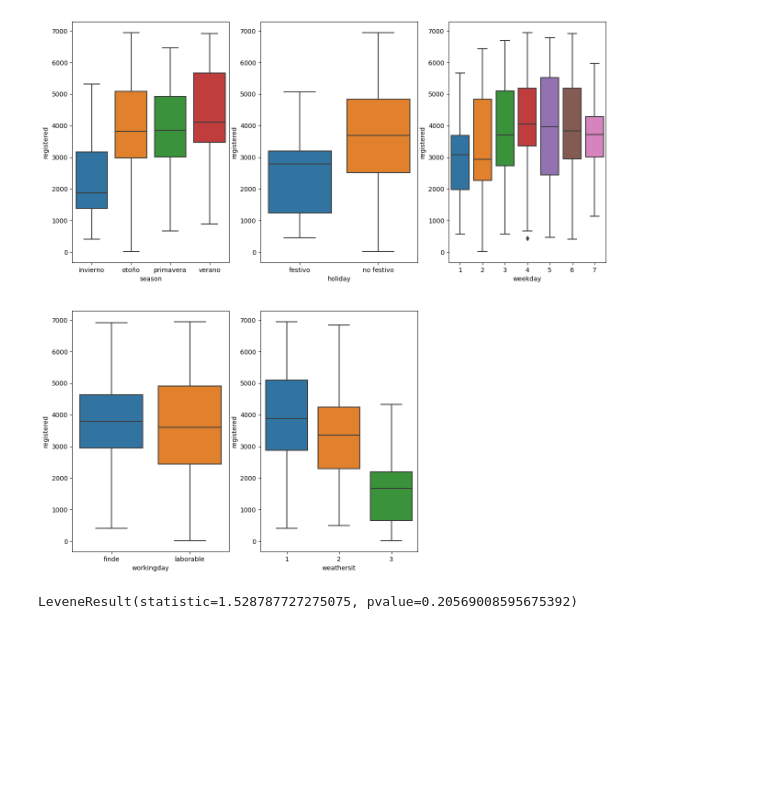
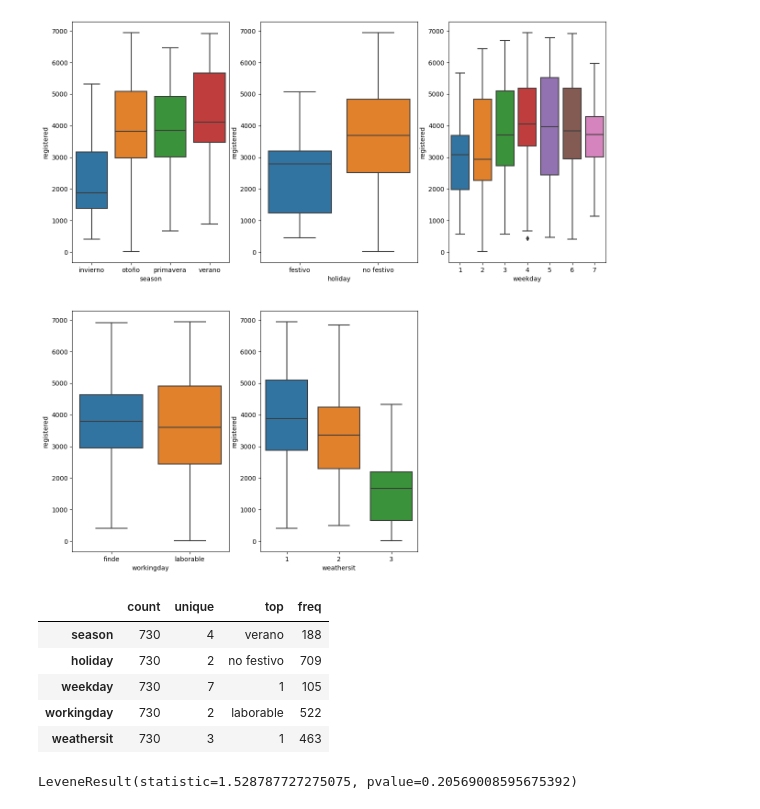
Before and after one commit to Adalab/project-DA-promo-c-modulo-3-team-1, a Jupyter notebook: borrador/asuncion_registered.ipynb, the cells around one changed output. Cells and saved outputs as stored; diff of their text form; code cells hidden in the pictures; blank space fills up the shorter version.

```diff
--- a/borrador/asuncion_registered.ipynb
+++ b/borrador/asuncion_registered.ipynb
@@ -198,6 +200,15 @@ for i, colum in enumerate(columnas_cat):
 fig.delaxes(axes[-1])
 # %% [output]
 [figure]
+# %%
+df_r.describe(include="category").T
+# %% [output]
+|  | count | unique | top | freq |
+| season | 730 | 4 | verano | 188 |
+| holiday | 730 | 2 | no festivo | 709 |
+| weekday | 730 | 7 | 1 | 105 |
+| workingday | 730 | 2 | laborable | 522 |
+| weathersit | 730 | 3 | 1 | 463 |
 # %%
 def datos_test_levene(columna, df):
     valores = df[columna].unique()
```
Also changed, not shown: parts of 25 cells of this notebook.
